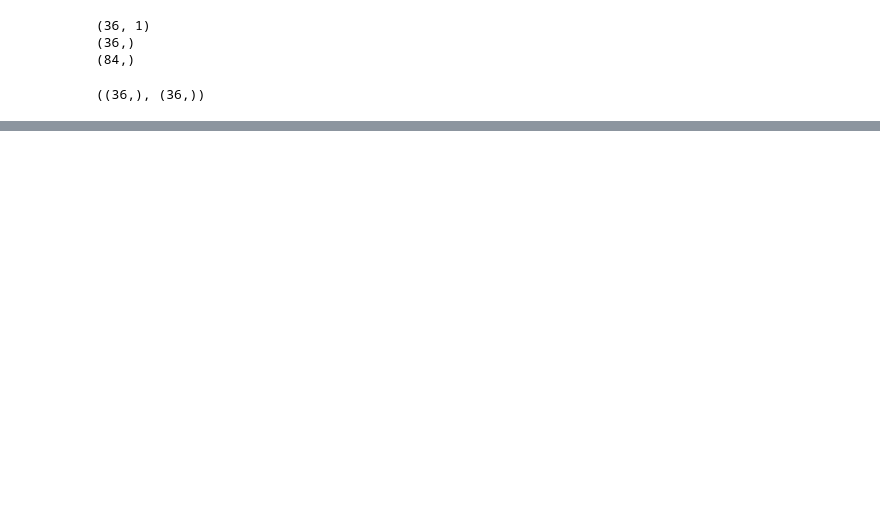
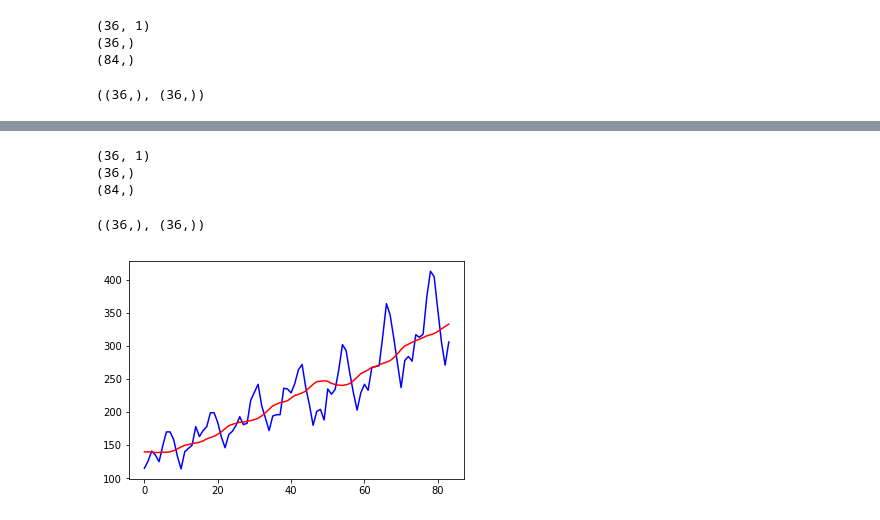
Before and after one commit to SudokuLover/Airline-Passenger-Predictions, a Jupyter notebook: RNN_AIRLINES.ipynb, the cells around one changed output, grey strips where cells are left out. Saved outputs shown, nothing was run; the diff lists cells and outputs as text; code cells hidden in the pictures; blank space fills up the shorter version.

```diff
--- a/RNN_AIRLINES.ipynb
+++ b/RNN_AIRLINES.ipynb
@@ -160,0 +161,6 @@ plt.show()
+# %%
+model = Sequential()
+model.add(LSTM(4,input_shape=(look_back,1)))
+model.add(Dense(1))
+model.compile(loss='mean_squared_error',optimizer = 'adam') # refer google or neural network module
+model.fit(trainX, trainY , epochs=10,batch_size=1)
@@ -160,0 +189,29 @@ plt.show()
+# %%
+testPredict = model.predict(testX)
+print(testPredict.shape)
+# since this data is unscaled -> so lets inverse it
+testPredict = scaler.inverse_transform(testPredict).ravel() # ravel() make output to be one dimensional
+
+print(testPredict.shape)
+
+trainPredict = model.predict(trainX)
+trainPredict = scaler.inverse_transform(trainPredict).ravel()
+print(trainPredict.shape)
+trainTrue = scaler.inverse_transform([trainY]).ravel()
+        # => [trainY] -> while fiting we were getting 2d array so need to pass 2D array
+testTrue = scaler.inverse_transform([testY]).ravel()
+
+
+testPredict.shape,testTrue.shape
+# %% [output]
+(36, 1)
+(36,)
+(84,)
+((36,), (36,))
+# %%
+# graph to visualize our prediction on training data
+plt.plot(trainTrue,c='b')
+plt.plot(trainPredict,c='r')
+plt.show()
+# %% [output]
+[figure, added]
```
Also changed, not shown: parts of 6 cells of this notebook.
